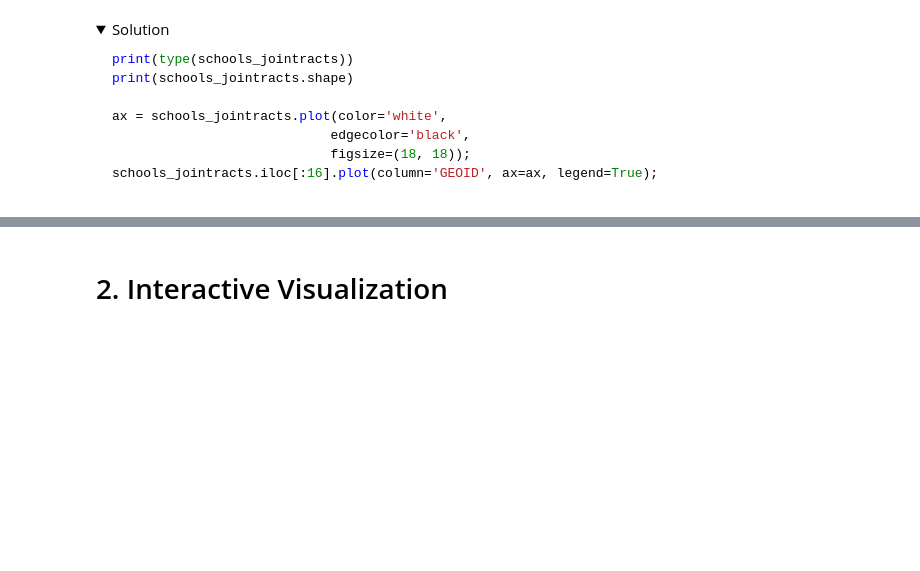
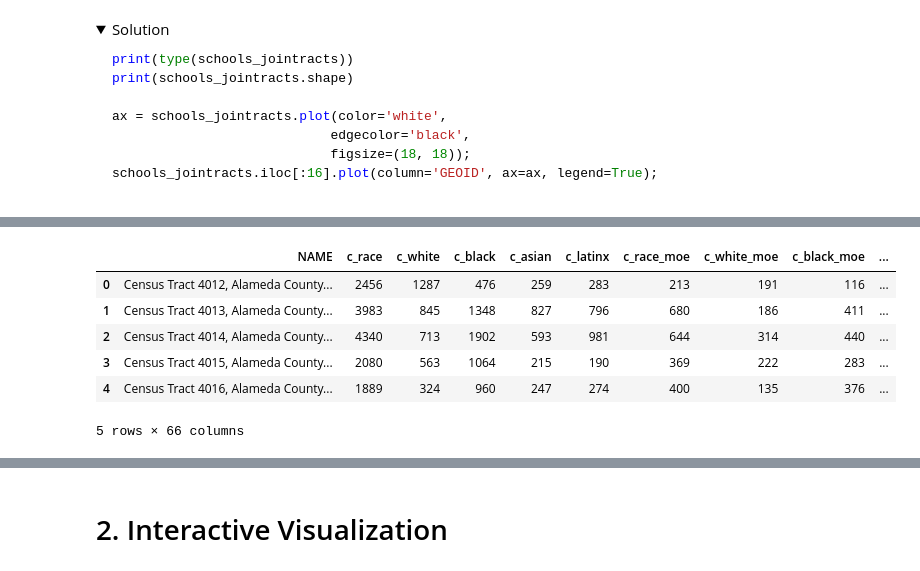
Before and after one commit to dlab-berkeley/Python-Geospatial-Fundamentals, a Jupyter notebook: lessons/2_Geoprocessing and Analysis.ipynb, the cells around one changed output, grey strips where cells are left out. Saved outputs shown, nothing was run; the diff lists cells and outputs as text; code cells hidden in the pictures; folded sections open; blank space fills up the shorter version.

```diff
--- a/lessons/2_Geoprocessing and Analysis.ipynb
+++ b/lessons/2_Geoprocessing and Analysis.ipynb
@@ -156,0 +172,13 @@ schools_jointracts.iloc[:16].plot(column='GEOID', ax=ax, legend=True);
+# %%
+# Read in the ACS5 data for CA into a pandas DataFrame.
+# Note: We force the FIPS_11_digit to be read in as a string to preserve any leading zeroes.
+acs5_df = pd.read_csv("../data/Census/ACS5yr/census_variables_CA.csv", dtype={'FIPS_11_digit': str})
+acs5_df.head()
+# %% [output]
+|  | NAME | c_race | c_white | c_black | c_asian | c_latinx | c_race_moe | c_white_moe | c_black_moe | ... |
+| 0 | Census Tract 4012, Alameda County... | 2456 | 1287 | 476 | 259 | 283 | 213 | 191 | 116 | ... |
+| 1 | Census Tract 4013, Alameda County... | 3983 | 845 | 1348 | 827 | 796 | 680 | 186 | 411 | ... |
+| 2 | Census Tract 4014, Alameda County... | 4340 | 713 | 1902 | 593 | 981 | 644 | 314 | 440 | ... |
+| 3 | Census Tract 4015, Alameda County... | 2080 | 563 | 1064 | 215 | 190 | 369 | 222 | 283 | ... |
+| 4 | Census Tract 4016, Alameda County... | 1889 | 324 | 960 | 247 | 274 | 400 | 135 | 376 | ... |
+5 rows × 66 columns
```
Also changed, not shown: parts of 26 cells of this notebook, 2 other files.
